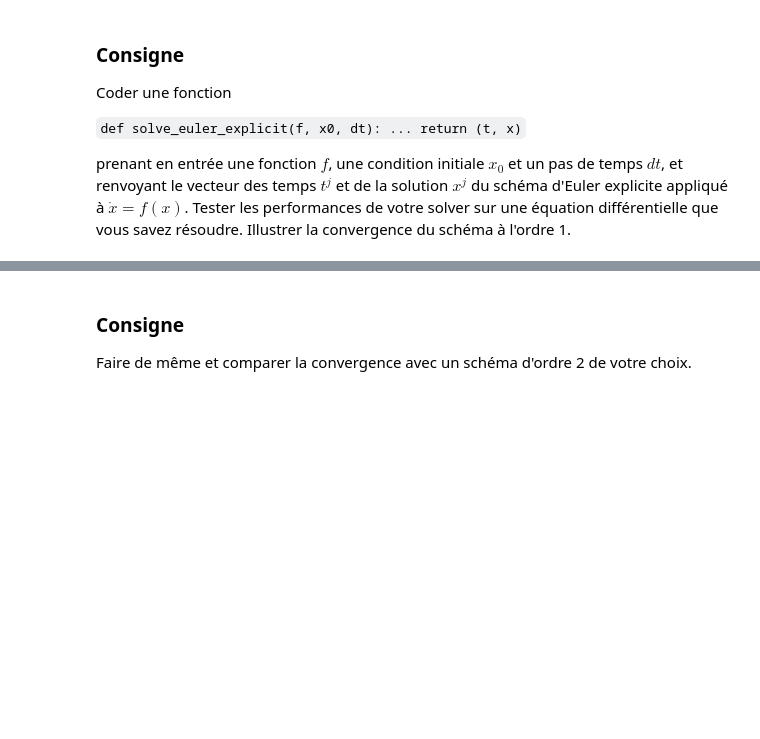
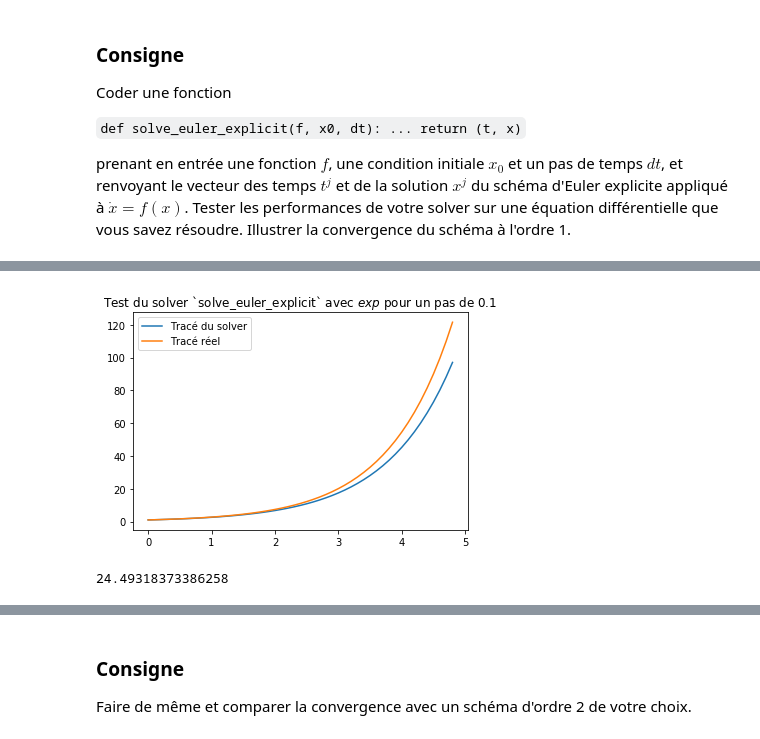
Before and after one commit to LauraGarda/Projet_ED2, a Jupyter notebook: Projet_ED2.ipynb, the cells around one changed output, grey strips where cells are left out. Saved outputs shown, nothing was run; the diff lists cells and outputs as text; code cells hidden in the pictures; blank space fills up the shorter version.

```diff
--- a/Projet_ED2.ipynb
+++ b/Projet_ED2.ipynb
@@ -18,0 +25,10 @@ prenant en entrée une fonction $f$, une condition initiale $x_0$ et un pas de t
+# %%
+def solve_euler_explicit(f, x0, dt, tf):
+    n = int(tf//dt) #Nombre de passage dans la boucles
+    t, x = np.empty(n), np.empty((n,x0.shape[0])) #On intialise des tableaux vides.
+    #Le temps est forcément un vecteur, alors que x peut être une matrice comme x0 peut avoir plusieurs coordonées.
+    x[0] = x0 #On fixe la valeur de x0 (t0 étant déjà par défaut à 0)
+
+    for i in range(n-1):
+        t[i+1], x[i+1] = t[i] + dt, x[i] + f(x[i])*dt
+    return (t,x)
@@ -18,0 +43,13 @@ prenant en entrée une fonction $f$, une condition initiale $x_0$ et un pas de t
+# %%
+#Exponentielle
+T, X = solve_euler_explicit(lambda x: x, np.array([1]), 10**-1, 5)
+X_Theo = np.exp(T)
+plt.plot(T,X, label="Tracé du solver")
+plt.plot(T,X_Theo, label="Tracé réel")
+plt.title("Test du solver `solve_euler_explicit` avec $exp$ pour un pas de 0.1")
+plt.legend()
+plt.show()
+max(abs(X_Theo-X[:,0]))
+# %% [output]
+[figure, added]
+24.49318373386258
```
Also changed, not shown: parts of 6 cells of this notebook.
